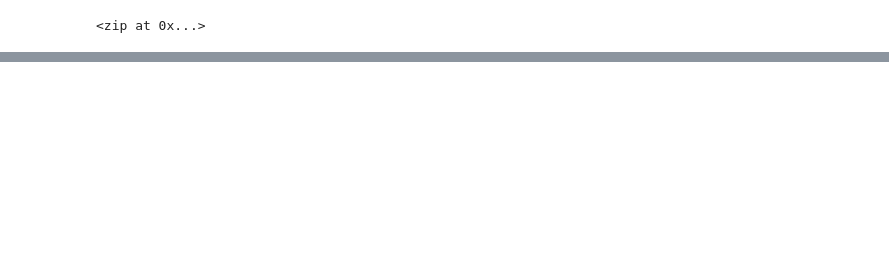
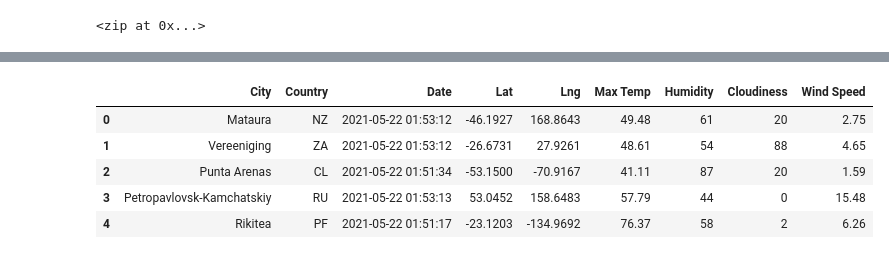
Before and after one commit to NBrown95/World_Weather_Analysis, a Jupyter notebook: WeatherPy.ipynb, the cells around one changed output, grey strips where cells are left out. Saved outputs shown, nothing was run; the diff lists cells and outputs as text; code cells hidden in the pictures; blank space fills up the shorter version.

```diff
--- a/WeatherPy.ipynb
+++ b/WeatherPy.ipynb
@@ -33,0 +139,11 @@ len(cities)
+# %%
+new_column_order = ["City", "Country", "Date", "Lat", "Lng", "Max Temp", "Humidity", "Cloudiness", "Wind Speed"]
+city_data_df = city_data_df[new_column_order]
+city_data_df.head()
+# %% [output]
+|  | City | Country | Date | Lat | Lng | Max Temp | Humidity | Cloudiness | Wind Speed |
+| 0 | Mataura | NZ | 2021-05-22 01:53:12 | -46.1927 | 168.8643 | 49.48 | 61 | 20 | 2.75 |
+| 1 | Vereeniging | ZA | 2021-05-22 01:53:12 | -26.6731 | 27.9261 | 48.61 | 54 | 88 | 4.65 |
+| 2 | Punta Arenas | CL | 2021-05-22 01:51:34 | -53.1500 | -70.9167 | 41.11 | 87 | 20 | 1.59 |
+| 3 | Petropavlovsk-Kamchatskiy | RU | 2021-05-22 01:53:13 | 53.0452 | 158.6483 | 57.79 | 44 | 0 | 15.48 |
+| 4 | Rikitea | PF | 2021-05-22 01:51:17 | -23.1203 | -134.9692 | 76.37 | 58 | 2 | 6.26 |
```
Also changed, not shown: parts of 8 cells of this notebook, 1 other file.
